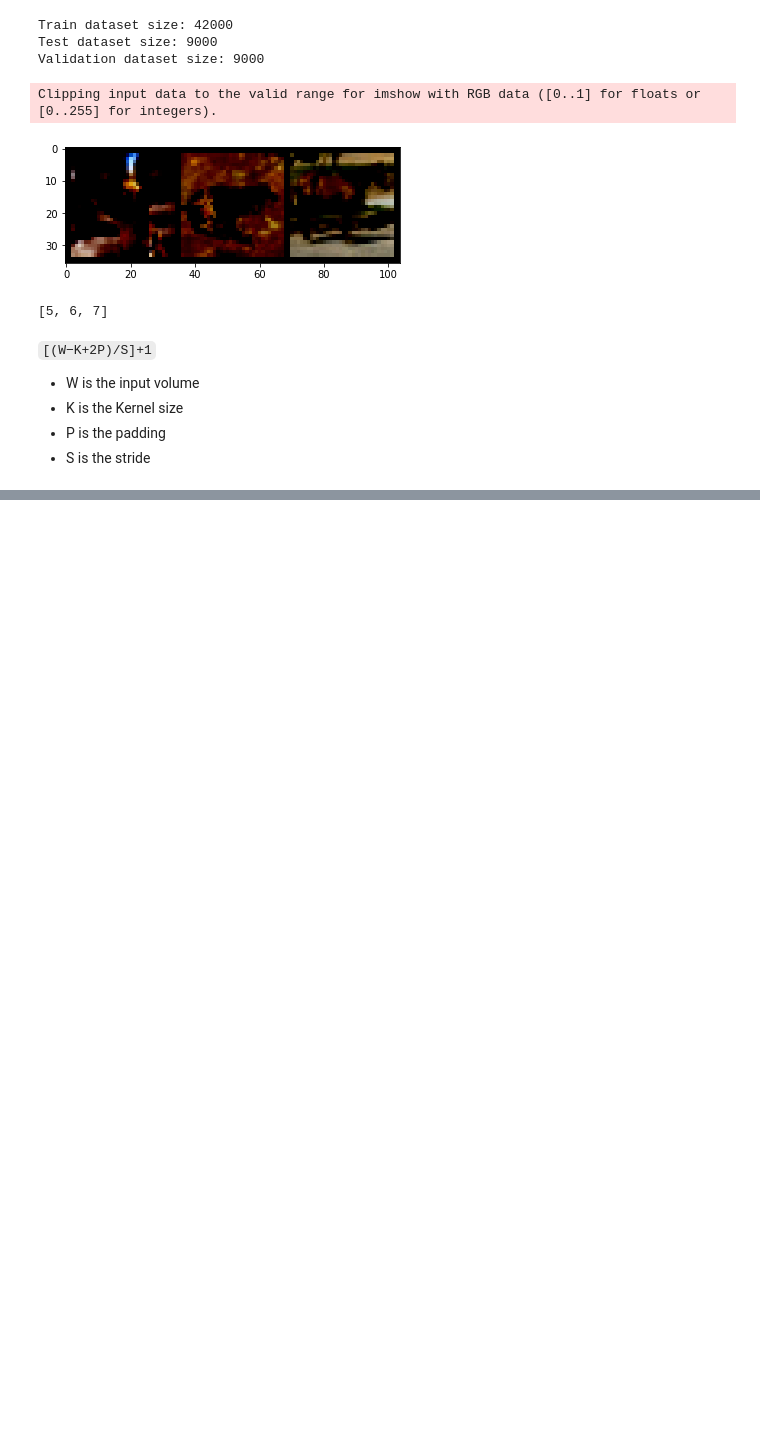
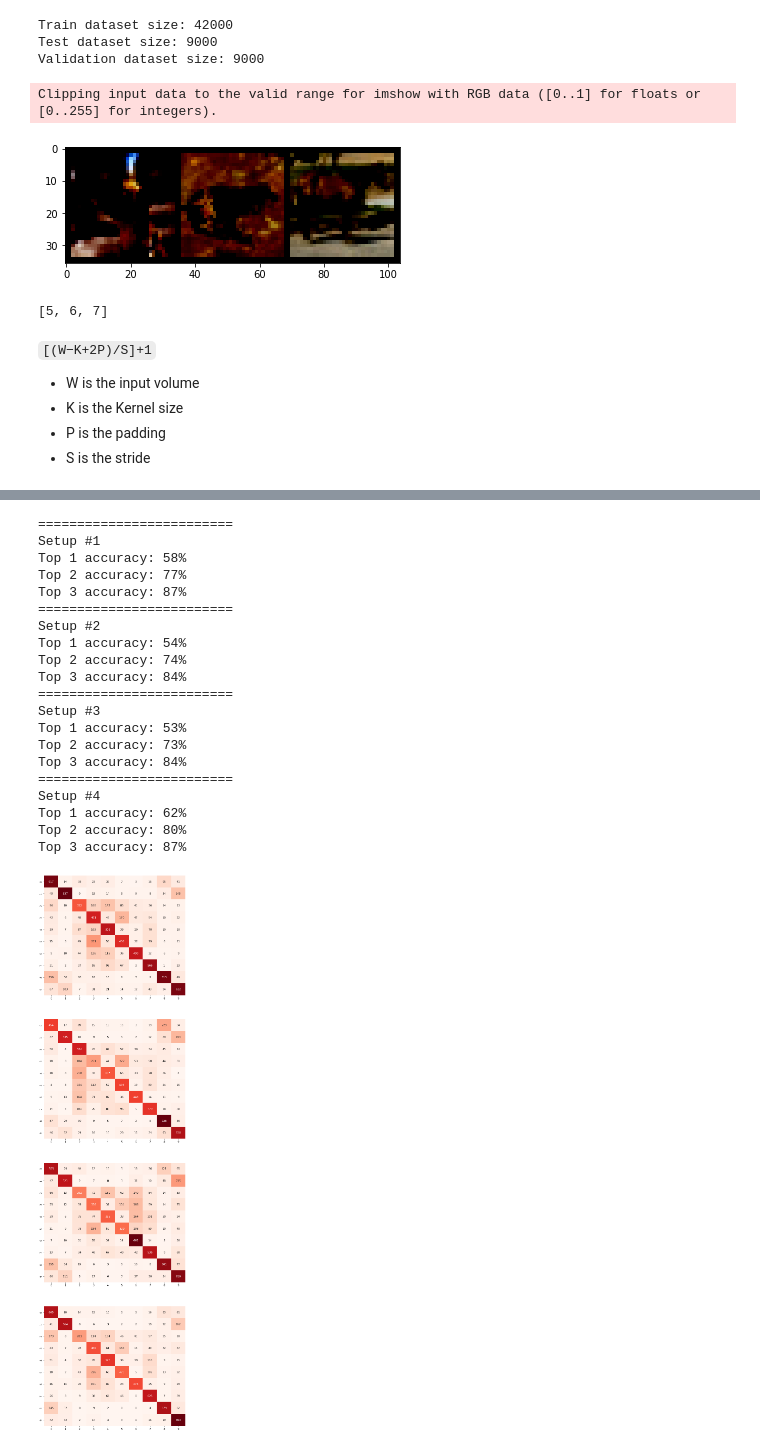
Before and after one commit to versenyi98/CIFAR-10-classsification, a Jupyter notebook: CIFAR-10 Classification.ipynb, the cells around one changed output, grey strips where cells are left out. Cells and saved outputs as stored; diff of their text form; code cells hidden in the pictures; blank space fills up the shorter version.

```diff
--- a/CIFAR-10 Classification.ipynb
+++ b/CIFAR-10 Classification.ipynb
@@ -214 +261,3 @@ setups = [
+# %%
+test_target = get_target(testloader)
 # %%
@@ -295,0 +339,48 @@ plt.show()
+# %%
+fig, axs = plt.subplots(len(setups), 1, figsize=(10 * 1, 10 * len(setups)))
+
+test_bar = notebook.tqdm(desc='test', total=len(testloader), position=0, leave=True)
+
+for setup_idx, setup in enumerate(setups):
+    test_bar.n = 0
+    test_bar.refresh()
+
+    print("=========================")
+    print(f"Setup #{setup_idx + 1}")
+
+    conv, fc, pool = setup
+    cnn = CNN(conv, fc, pool)
+
+    model_name = f"CNN_#{setup_idx}"
+    cnn.load_state_dict(torch.load(model_name))
+    _, __, total_predictions = evaluate(cnn, testloader, criterion, test_bar)
+
+    predictions = top_n_result(total_predictions, 1)
+
+    cm = confusion_matrix(test_target, predictions)
+    heatmap = sn.heatmap(cm, annot=True, cmap='Reds', ax=axs[setup_idx], fmt='g', annot_kws={"size": 11}, cbar=False)
+
+    for k in range(1, 4):
+        print(f"Top {k} accuracy: {math.trunc(top_n_accuracy(test_target, total_predictions, k) * 100)}%")
+# %% [output]
+=========================
+Setup #1
+Top 1 accuracy: 58%
+Top 2 accuracy: 77%
+Top 3 accuracy: 87%
+=========================
+Setup #2
+Top 1 accuracy: 54%
+Top 2 accuracy: 74%
+Top 3 accuracy: 84%
+=========================
+Setup #3
+Top 1 accuracy: 53%
+Top 2 accuracy: 73%
+Top 3 accuracy: 84%
+=========================
+Setup #4
+Top 1 accuracy: 62%
+Top 2 accuracy: 80%
+Top 3 accuracy: 87%
+[figure, added]
```
Also changed, not shown: parts of 11 cells of this notebook.
